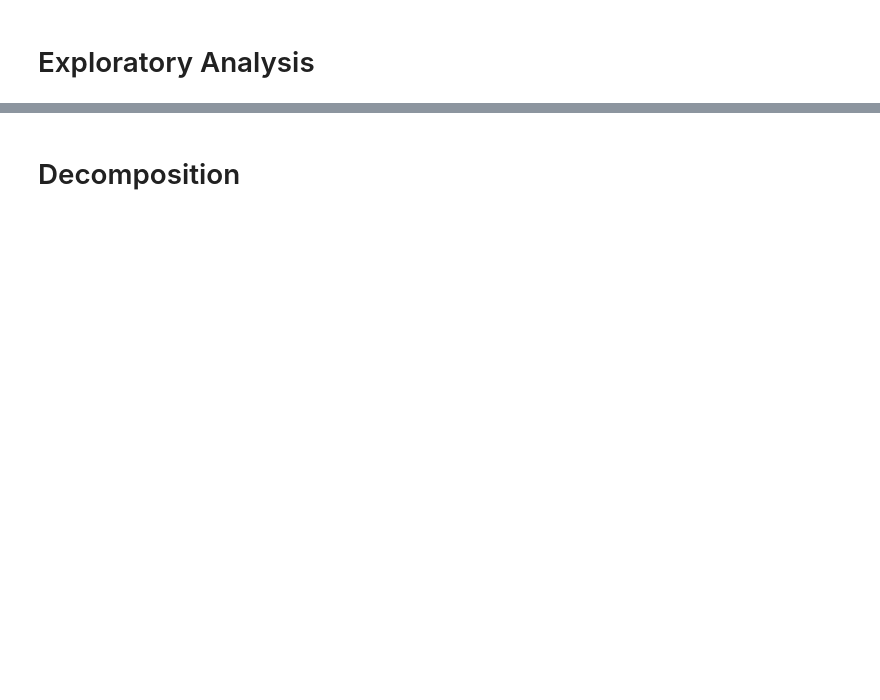
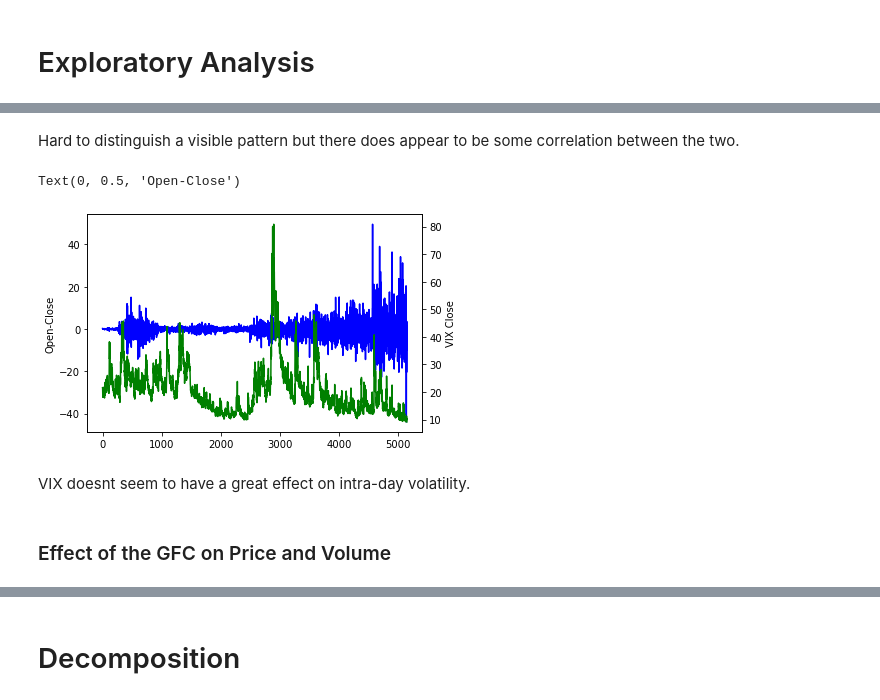
Before and after one commit to benisrael29/DATA2001, a Jupyter notebook: main/assingments/A3/A3.ipynb, the cells around one changed output, grey strips where cells are left out. Drawn from its saved outputs; the diff is of its cells as text; code cells hidden in the pictures; blank space fills up the shorter version.

```diff
--- a/main/assingments/A3/A3.ipynb
+++ b/main/assingments/A3/A3.ipynb
@@ -58,0 +81,15 @@ Some comments on the patterns visible.
+# %% [markdown]
+Hard to distinguish a visible pattern but there does appear to be some correlation between the two.
+# %%
+#Plot the VIX and the open-close price on the same graph
+ax = df['VIX Close'].plot(secondary_y=True, color='g')
+df['Open-Close'].plot(ax=ax, color='b')
+ax.set_ylabel('VIX Close')
+ax.left_ax.set_ylabel('Open-Close')
+# %% [output]
+Text(0, 0.5, 'Open-Close')
+[figure, added]
+# %% [markdown]
+VIX doesnt seem to have a great effect on intra-day volatility.
+# %% [markdown]
+### Effect of the GFC on Price and Volume
```
Also changed, not shown: parts of 98 cells of this notebook.
